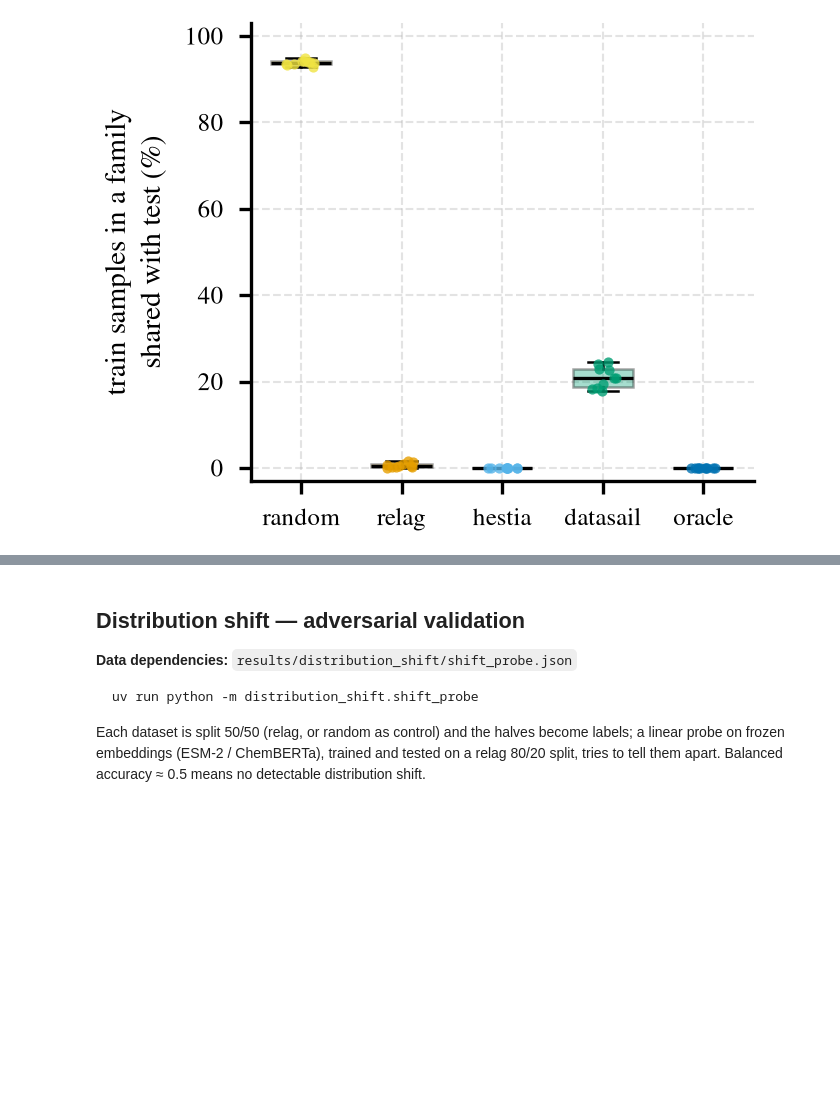
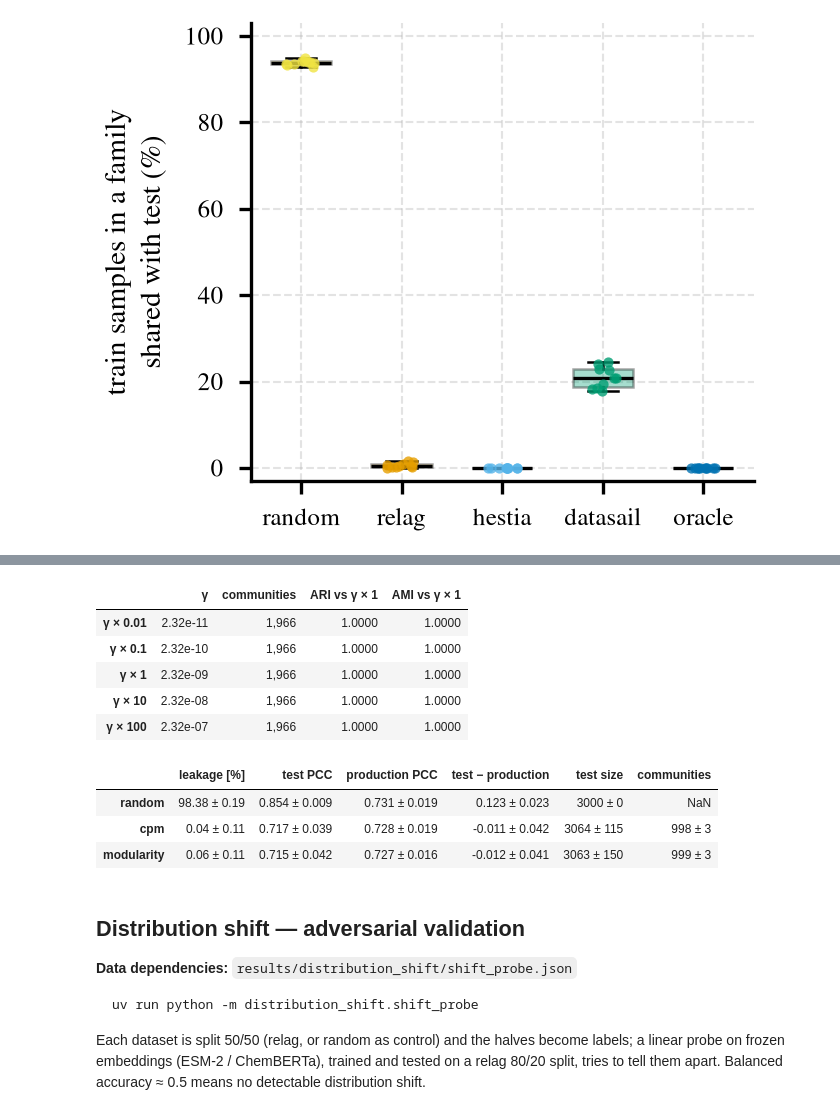
Before and after one commit to anthol42/relag-paper, a Jupyter notebook: notebooks/comparison_figures.ipynb, the cells around one changed output, grey strips where cells are left out. Saved outputs shown, nothing was run; the diff lists cells and outputs as text; code cells hidden in the pictures; blank space fills up the shorter version.

```diff
--- a/notebooks/comparison_figures.ipynb
+++ b/notebooks/comparison_figures.ipynb
@@ -1390,3 +1480,50 @@ relag               0.97               0.9              0.9
+# %%
+# ---- Table: Leiden partitions at tau = 0.5 with scaled gamma, vs gamma x 1 ---------
+
+def _null_partition_table() -> pd.DataFrame:
+    part, scales = null_sens["partitions"], null_sens["settings"]["gamma_scales"]
+    base = scales.index(1.0)
+    return pd.DataFrame({
+        f"γ × {s:g}": {"γ": f"{s * part['gamma']:.2e}",
+                       "communities": f"{part['n_communities'][i]:,}",
+                       "ARI vs γ × 1": f"{part['ari'][base][i]:.4f}",
+                       "AMI vs γ × 1": f"{part['ami'][base][i]:.4f}"}
+        for i, s in enumerate(scales)}).T
+
+null_partition_table = _null_partition_table()
+null_partition_table
+# %% [output]
+|  | γ | communities | ARI vs γ × 1 | AMI vs γ × 1 |
+| γ × 0.01 | 2.32e-11 | 1,966 | 1.0000 | 1.0000 |
+| γ × 0.1 | 2.32e-10 | 1,966 | 1.0000 | 1.0000 |
+| γ × 1 | 2.32e-09 | 1,966 | 1.0000 | 1.0000 |
+| γ × 10 | 2.32e-08 | 1,966 | 1.0000 | 1.0000 |
+| γ × 100 | 2.32e-07 | 1,966 | 1.0000 | 1.0000 |
+# %%
+# ---- Table: Leiden objective, modularity vs CPM (mean ± std over repeats) ---------
+
+with open(Path("..") / "results" / "synthetic" / "modularity_vs_cpm.json") as f:
+    mod_cpm = json.load(f)
+
+def _mod_cpm_row(method: str) -> dict:
+    stat = lambda vals, fmt: f"{np.mean(vals):{fmt}} ± {np.std(vals, ddof=1):{fmt}}"
+    recs = [r[method] for r in mod_cpm["records"]]
+    row = {"leakage [%]": stat([r["leakage[%]"] for r in recs], ".2f"),
+           "test PCC": stat([r["test_pcc"] for r in recs], ".3f"),
+           "production PCC": stat([r["production_pcc"] for r in recs], ".3f"),
+           "test − production": stat([r["test_pcc"] - r["production_pcc"] for r in recs], ".3f"),
+           "test size": stat([r["n_test"] for r in recs], ".0f")}
+    if "n_communities" in recs[0]:
+        row["communities"] = stat([r["n_communities"] for r in recs], ".0f")
+    return row
+
+mod_cpm_table = pd.DataFrame({m: _mod_cpm_row(m) for m in ("random", "cpm", "modularity")}).T
+mod_cpm_table
+# %% [output]
+|  | leakage [%] | test PCC | production PCC | test − production | test size | communities |
+| random | 98.38 ± 0.19 | 0.854 ± 0.009 | 0.731 ± 0.019 | 0.123 ± 0.023 | 3000 ± 0 | NaN |
+| cpm | 0.04 ± 0.11 | 0.717 ± 0.039 | 0.728 ± 0.019 | -0.011 ± 0.042 | 3064 ± 115 | 998 ± 3 |
+| modularity | 0.06 ± 0.11 | 0.715 ± 0.042 | 0.727 ± 0.016 | -0.012 ± 0.041 | 3063 ± 150 | 999 ± 3 |
 # %% [markdown]
 ## Distribution shift — adversarial validation
 
```
Also changed, not shown: parts of 8 cells of this notebook, 13 other files.
